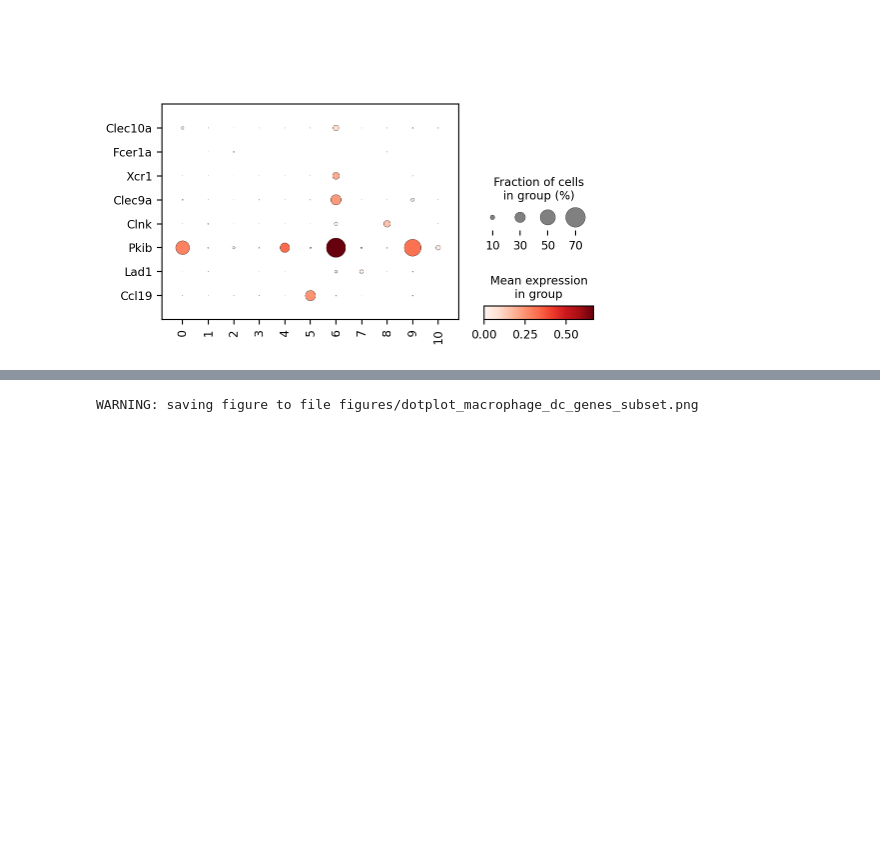
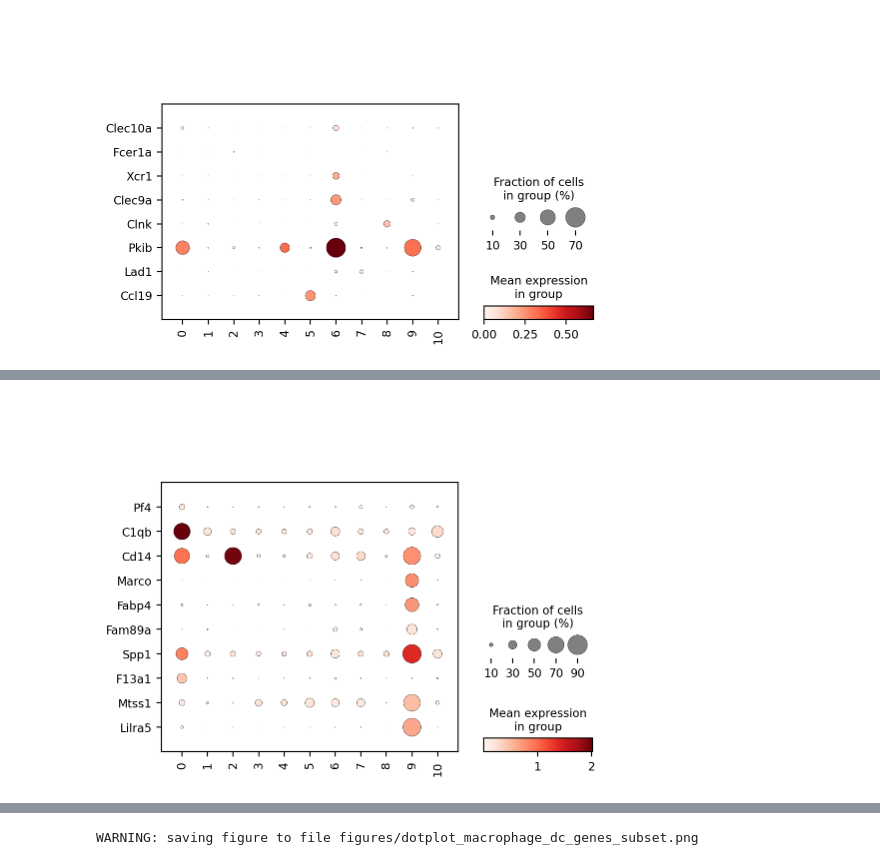
Before and after one commit to xing-lab-pitt/Endothelial_CD8_Influenza_Lung_Injury, a Jupyter notebook: 09_identify_macrophage_and_dendritic_cells.ipynb, the cells around one changed output, grey strips where cells are left out. Saved outputs shown, nothing was run; the diff lists cells and outputs as text; code cells hidden in the pictures; blank space fills up the shorter version.

```diff
--- a/09_identify_macrophage_and_dendritic_cells.ipynb
+++ b/09_identify_macrophage_and_dendritic_cells.ipynb
@@ -300,0 +302,6 @@ WARNING: saving figure to file figures/dotplot_dc_genes.png
+# %%
+sc.pl.dotplot(leiden_adata, interstitial_macro_genes + filtered_macro_genes, "leiden", dendrogram=False, swap_axes=True,
+              save="filtered_macrophage_genes.png"
+             )
+plt.show()
+# %% [output]
@@ -300,0 +309 @@ WARNING: saving figure to file figures/dotplot_dc_genes.png
+[figure, added]
```
Also changed, not shown: parts of 15 cells of this notebook.
